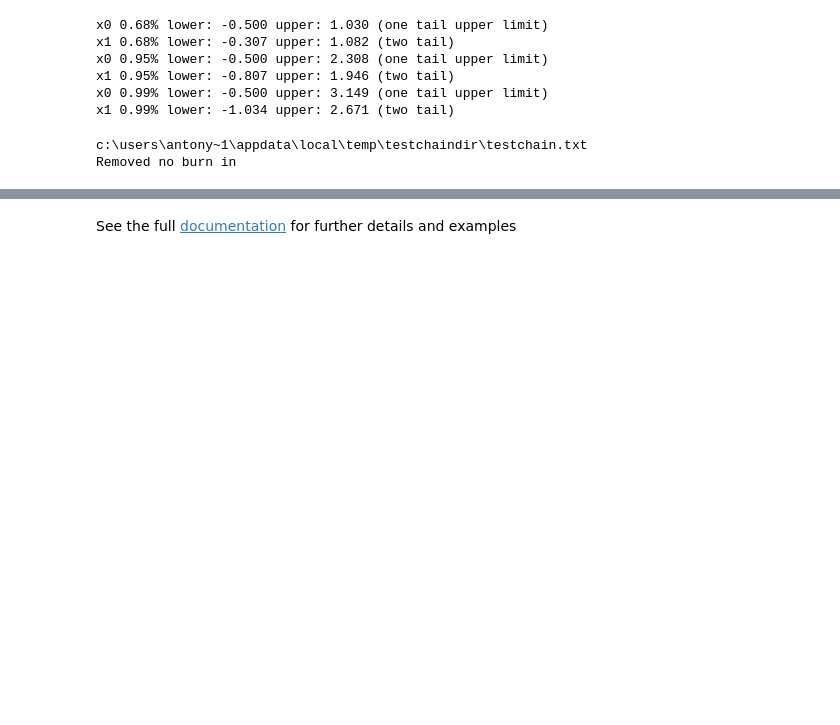
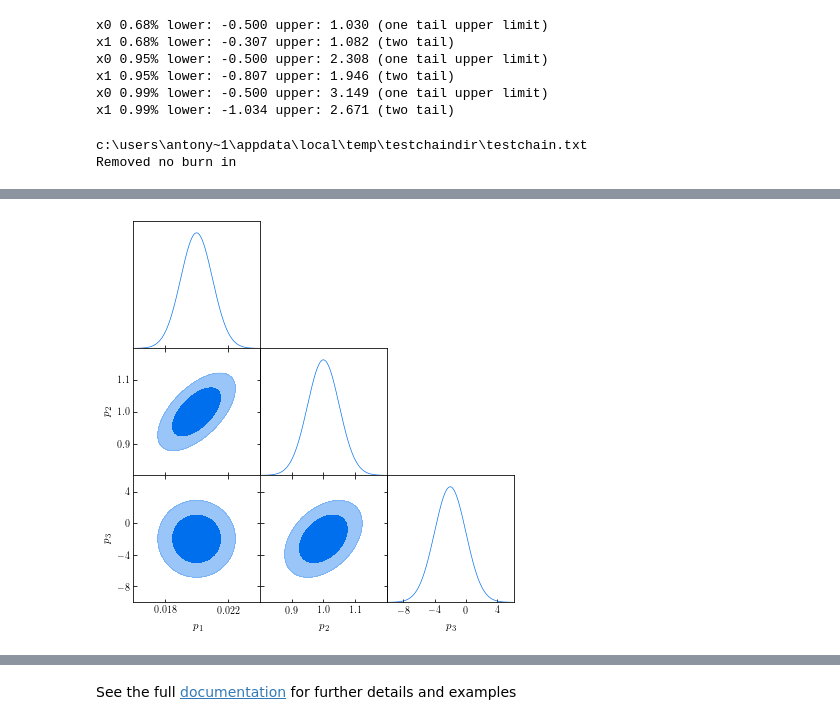
Before and after one commit to cmbant/getdist, a Jupyter notebook: docs/plot_gallery.ipynb, the cells around one changed output, grey strips where cells are left out. Drawn from its saved outputs; the diff is of its cells as text; code cells hidden in the pictures; blank space fills up the shorter version.

```diff
--- a/docs/plot_gallery.ipynb
+++ b/docs/plot_gallery.ipynb
@@ -310,3 +310,13 @@ g.plot_2d(['testchain','testchain2'], 'x1', 'x2', filled=True);
 #cleanup test files
 import shutil
 shutil.rmtree(tempdir)
+# %%
+#The plotting scripts also let you plot Gaussian (or Gaussian mixture) contours
+from getdist.gaussian_mixtures import GaussianND
+covariance = [[0.001**2, 0.0006*0.05, 0], [0.0006*0.05, 0.05**2, 0.2**2], [0, 0.2**2, 2**2]]
+mean = [0.02, 1, -2]
+gauss=GaussianND(mean, covariance)
+g = plots.getSubplotPlotter()
+g.triangle_plot(gauss, filled=True)
+# %% [output]
+[figure, added]
```
Also changed, not shown: parts of 22 cells of this notebook, 13 other files.
